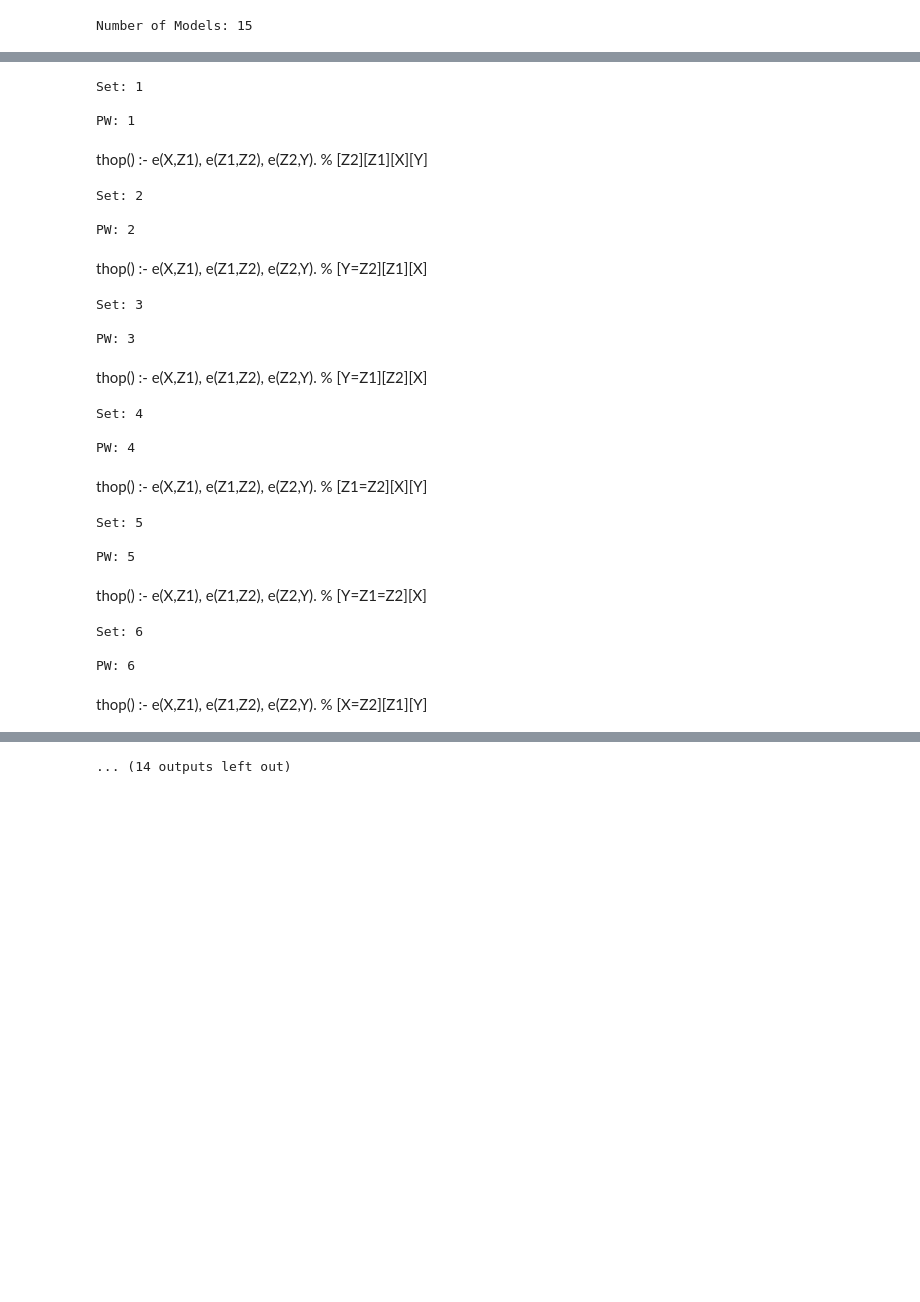
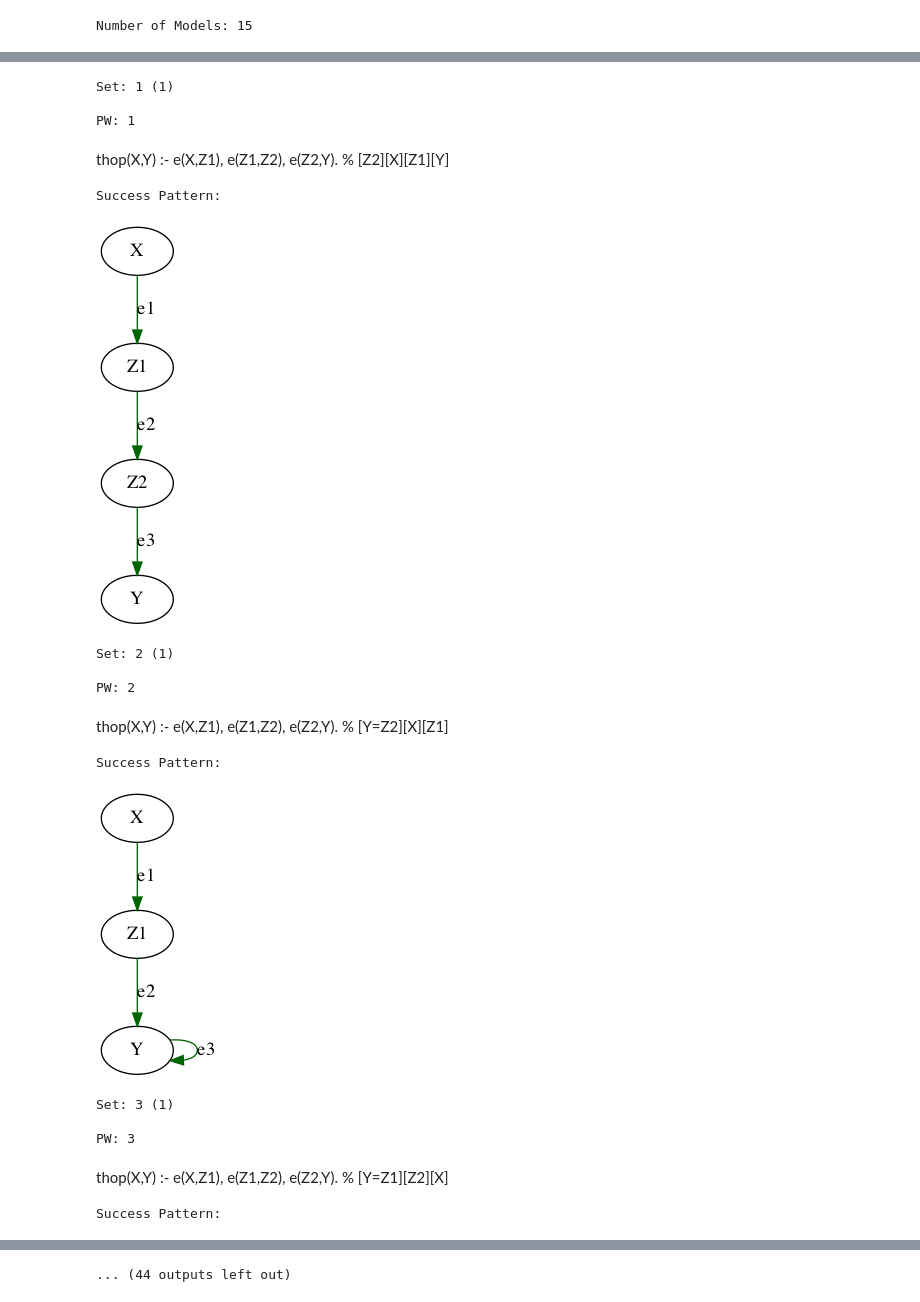
Before and after one commit to sahil1105/ASP-Public, a Jupyter notebook: Query Analysis/Query Analysis.ipynb, the cells around one changed output, grey strips where cells are left out. Saved outputs shown, nothing was run; the diff lists cells and outputs as text; code cells hidden in the pictures; blank space fills up the shorter version.

```diff
--- a/Query Analysis/Query Analysis.ipynb
+++ b/Query Analysis/Query Analysis.ipynb
@@ -336,0 +340,4 @@ def are_equivalent_patterns(pw1, pw2, eq_check_encoding=qep_eq_check2):
+# %%
+for i in range(1, len(query_analysis['pw_objs'])+1):
+    pw_rel_dfs = pw_slicer(query_analysis['pw_rel_dfs'], None, [i])[0]
+    print_rewritten_query_string(pw_rel_dfs)
@@ -362,40 +384,33 @@ len(sets)
 # %%
 for i, s in enumerate(sets):
-    print("\n\n\nSet:", i+1)
+    print("\n\n\nSet:", i+1, '({})'.format(len(s)))
     for j, pw in enumerate(s):
         print("\nPW:", pw.pw_id)
         pw_rel_dfs = pw_slicer(query_analysis['pw_rel_dfs'], None, [pw.pw_id])[0]
-#         print_colored_query_string(pw_rel_dfs)
-#         print_rewritten_query_string(pw_rel_dfs)
-#         print_explicit_rewritten_query_string(pw_rel_dfs, chain_eq=False)
-#         print_explicit_rewritten_query_string(pw_rel_dfs, chain_eq=True)
+        # print_colored_query_string(pw_rel_dfs)
+        # print_rewritten_query_string(pw_rel_dfs)
+        # print_explicit_rewritten_query_string(pw_rel_dfs, chain_eq=False)
+        # print_explicit_rewritten_query_string(pw_rel_dfs, chain_eq=True)
         print_fancy_rewrite(pw_rel_dfs)
-#         g = get_pattern_graph2(pw_rel_dfs, no_node_labels=False)
-# #         draw(g, format='pdf', filename='{}.{}'.format('tri_eq_patterns/set_{}'.format(i+1), 'pdf'), show='none')
-#         display(draw(g))
+        g = get_pattern_graph2(pw_rel_dfs, no_node_labels=False)
+        # draw(g, format='pdf', filename='{}.{}'.format('tri_eq_patterns/set_{}'.format(i+1), 'pdf'), show='none')
+        display(draw(g))
         break
 # %% [output]
-Set: 1
+Set: 1 (1)
 
 PW: 1
-thop() :- e(X,Z1), e(Z1,Z2), e(Z2,Y). % [Z2][Z1][X][Y]
+thop(X,Y) :- e(X,Z1), e(Z1,Z2), e(Z2,Y). % [Z2][X][Z1][Y]
-Set: 2
-
-PW: 2
+Success Pattern:
+[figure, added]
+Set: 2 (1)
+
+PW: 2
-thop() :- e(X,Z1), e(Z1,Z2), e(Z2,Y). % [Y=Z2][Z1][X]
+thop(X,Y) :- e(X,Z1), e(Z1,Z2), e(Z2,Y). % [Y=Z2][X][Z1]
-Set: 3
-
-PW: 3
+Success Pattern:
+[figure, added]
+Set: 3 (1)
+
+PW: 3
-thop() :- e(X,Z1), e(Z1,Z2), e(Z2,Y). % [Y=Z1][Z2][X]
+thop(X,Y) :- e(X,Z1), e(Z1,Z2), e(Z2,Y). % [Y=Z1][Z2][X]
-Set: 4
-
-PW: 4
-thop() :- e(X,Z1), e(Z1,Z2), e(Z2,Y). % [Z1=Z2][X][Y]
-Set: 5
-
-PW: 5
-thop() :- e(X,Z1), e(Z1,Z2), e(Z2,Y). % [Y=Z1=Z2][X]
-Set: 6
-
-PW: 6
+Success Pattern:
-thop() :- e(X,Z1), e(Z1,Z2), e(Z2,Y). % [X=Z2][Z1][Y]
@@ -402,4 +418,4 @@ thop() :- e(X,Z1), e(Z1,Z2), e(Z2,Y). % [X=Z2][Z1][Y]
-... (14 outputs left out)
+... (44 outputs left out)
 # %%
 num_success_patterns = 0
 for i,s in enumerate(sets):
```
Also changed, not shown: parts of 11 cells of this notebook, 1 other file.
